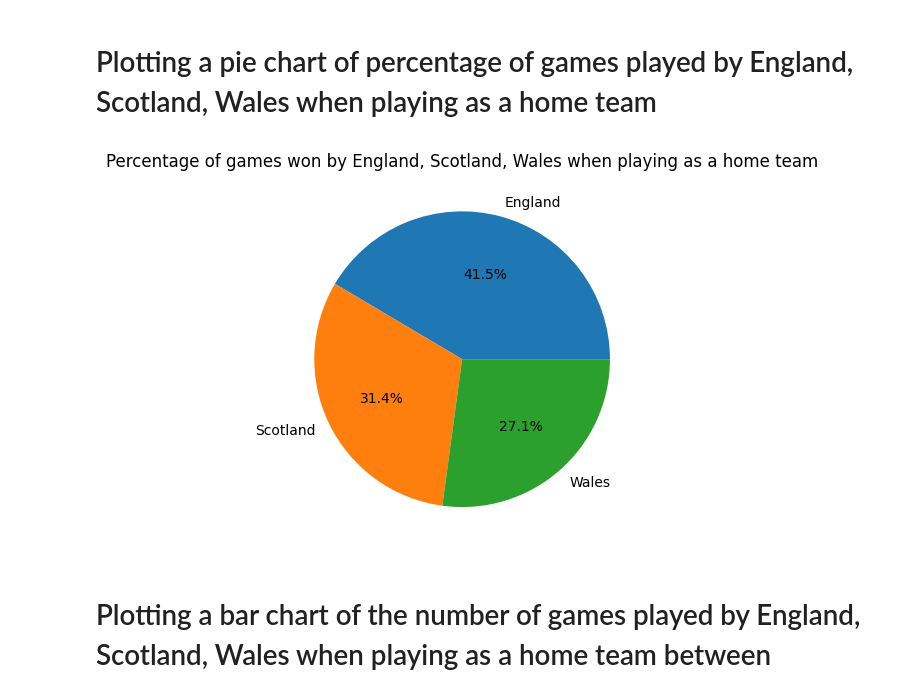
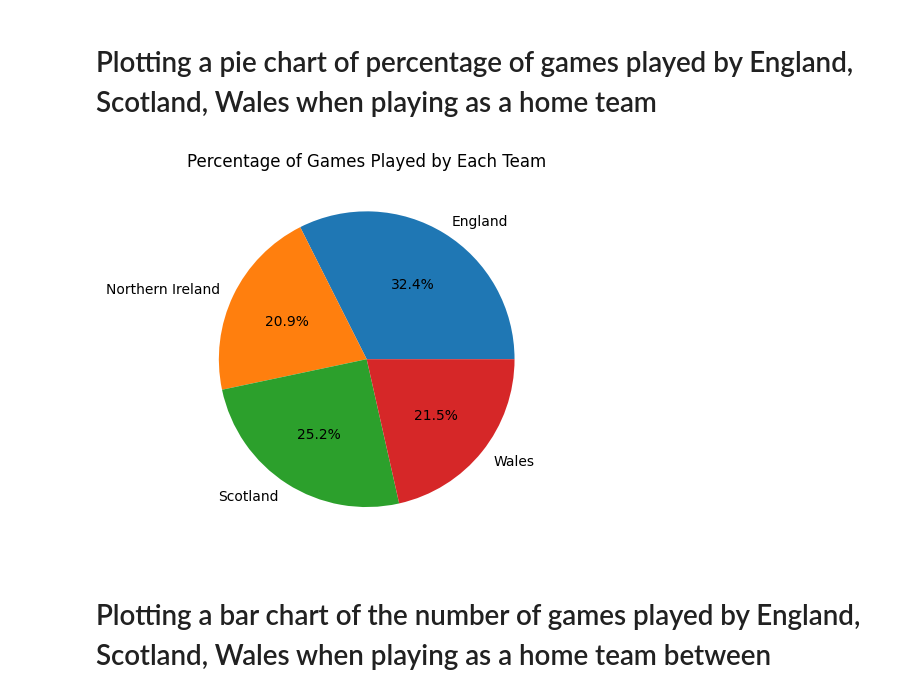
Before and after one commit to GrindelfP/matplotlib-example, a Jupyter notebook: plotting.ipynb, the cells around one changed output. Saved outputs shown, nothing was run; the diff lists cells and outputs as text; code cells hidden in the pictures.

```diff
--- a/plotting.ipynb
+++ b/plotting.ipynb
@@ -46,23 +46,24 @@ dots()
 # Plotting a pie chart of percentage of games played by England, Scotland, Wales when playing as a home team
 # %%
 def pie() -> None:
-    filtered_df = data_frame[data_frame['home_team'].isin(['England', 'Scotland', 'Wales'])]
-    win_counts = filtered_df['home_team'].value_counts() # TODO: check if this is correct
+    teams = ['England', 'Scotland', 'Wales', 'Northern Ireland']
+    team_games = data_frame[data_frame['home_team'].isin(teams) |
+                            data_frame['away_team'].isin(teams)]
 
-    total_games = win_counts.sum()
-    percentages = win_counts / total_games * 100
+    # Count the number of games played by each team
+    home_counts = team_games['home_team'].value_counts()
+    away_counts = team_games['away_team'].value_counts()
+    team_counts = home_counts.add(away_counts, fill_value=0)
+    team_counts = team_counts[team_counts.index.isin(teams)]
 
-    labels = percentages.index
-    sizes = percentages.values
-    fig, ax = plt.subplots()
-    ax.pie(sizes, labels=labels, autopct='%1.1f%%')
-    ax.set_aspect('equal')
-    plt.title('Percentage of games won by England, Scotland, Wales when playing as a home team')
+    # Plot a pie chart of the game counts
+    plt.pie(team_counts, labels=team_counts.index, autopct='%1.1f%%')
+    plt.title('Percentage of Games Played by Each Team')
     plt.show()
 
 pie()
 # %% [output]
-[figure, old version]
+[figure, new version]
 # %% [markdown]
 # Plotting a bar chart of the number of games played by England, Scotland, Wales when playing as a home team between
 # %%
```
Also changed, not shown: parts of 1 cell of this notebook.
